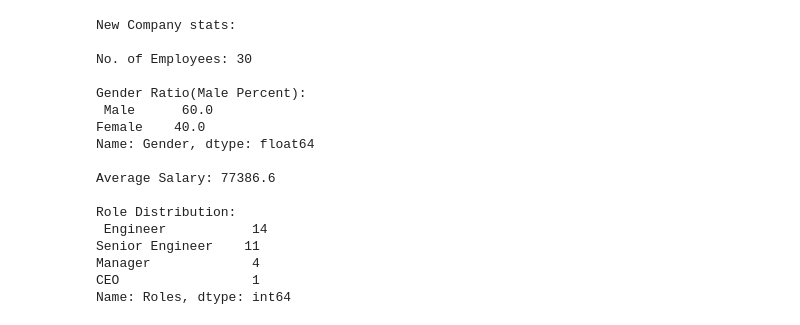
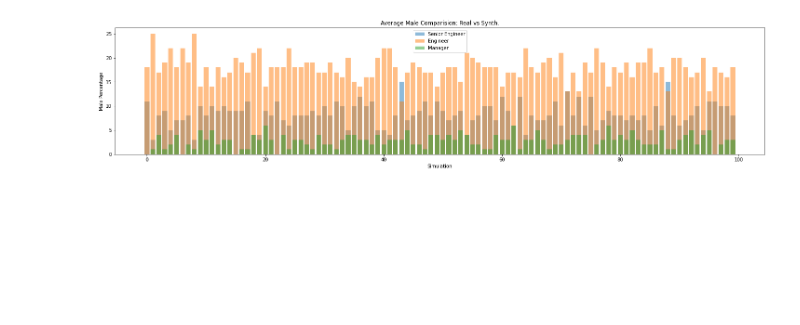
Before and after one commit to maheshmistry/ProgrammT, a Jupyter notebook: Base.ipynb, the cells around one changed output. Cells and saved outputs as stored; diff of their text form; code cells hidden in the pictures; blank space fills up the shorter version.

```diff
--- a/Base.ipynb
+++ b/Base.ipynb
@@ -133,26 +186,24 @@ company
+# %%
+plt.figure(figsize=(25,5))
+# plt.plot(kind='bar')
+plt.bar(analysisDF.index, analysisDF['Senior Engineer'], label='Senior Engineer', alpha=0.5)
+plt.bar(analysisDF.index, analysisDF['Engineer'], label='Engineer', alpha=0.5)
+plt.bar(analysisDF.index, analysisDF['Manager'], label='Manager', alpha=0.5)
+# plt.plot(float(avgGenRatio.value), label= 'Average Males')
+plt.xlabel('Simulation')
+plt.ylabel('Male Percentage')
+plt.title('Average Male Comparision: Real vs Synth.')
+plt.legend()
+plt.show()
+# %% [output]
+[figure, added]
 # %%
-genDist = (company['Gender'].value_counts(normalize=True) * 100)
 
-print("New Company stats:"
-      "\n\nNo. of Employees:" , emp ,
-      "\n\nGender Ratio(Male Percent):\n", genDist,
-      "\n\nAverage Salary:", sum(company["Salary"])/emp,
-      "\n\nRole Distribution:\n", company["Roles"].value_counts())
+
+# genDist = (company['Gender'].value_counts(normalize=True) * 100)
+
+# print("New Company stats:"
+#       "\n\nNo. of Employees:" , emp ,
+#       "\n\nGender Ratio(Male Percent):\n", genDist,
+#       "\n\nAverage Salary:", sum(company["Salary"])/emp,
+#       "\n\nRole Distribution:\n", company["Roles"].value_counts())
-# %% [output]
-New Company stats:
-
-No. of Employees: 30
-
-Gender Ratio(Male Percent):
- Male      60.0
-Female    40.0
-Name: Gender, dtype: float64
-
-Average Salary: 77386.6
-
-Role Distribution:
- Engineer           14
-Senior Engineer    11
-Manager             4
-CEO                 1
-Name: Roles, dtype: int64
```
Also changed, not shown: parts of 7 cells of this notebook.
